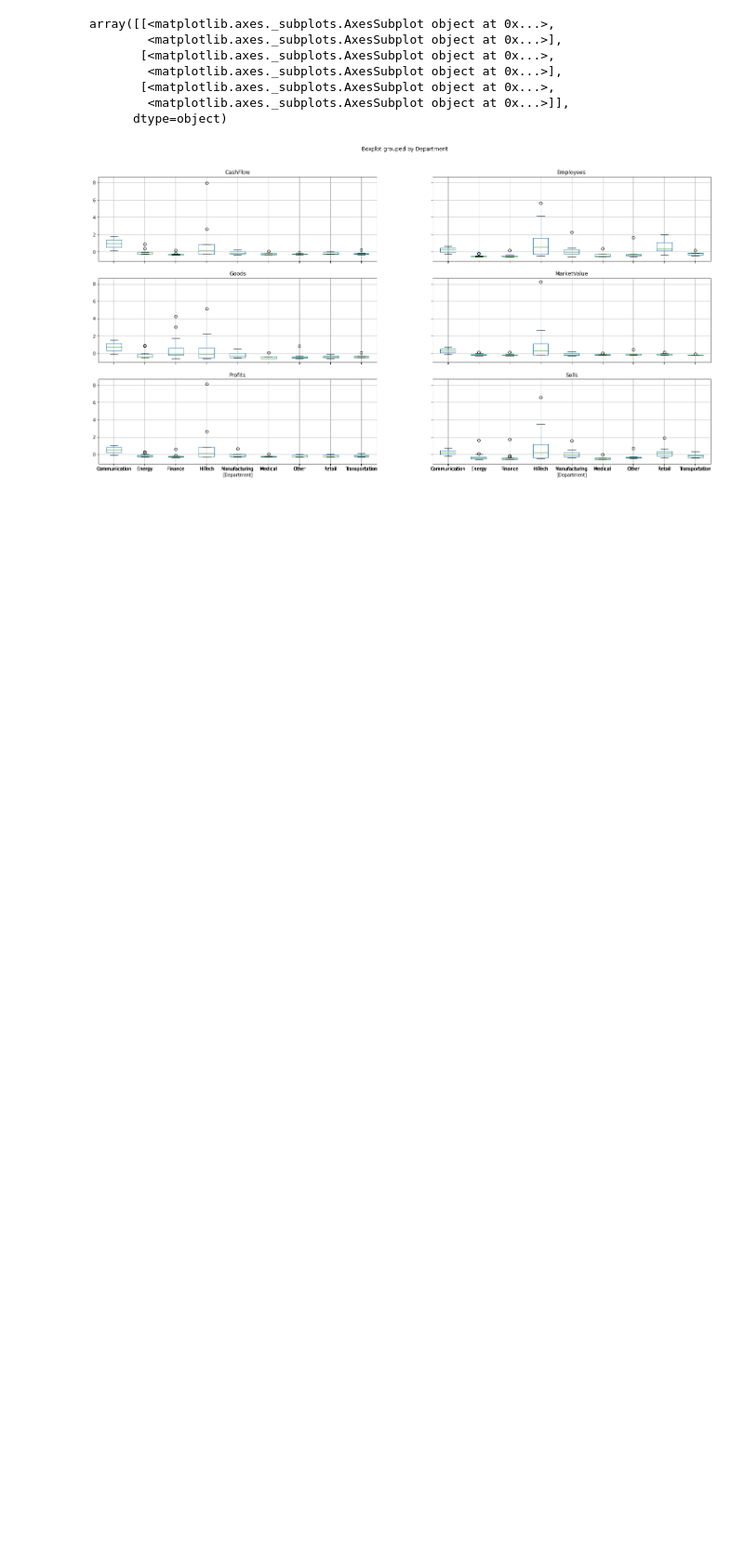
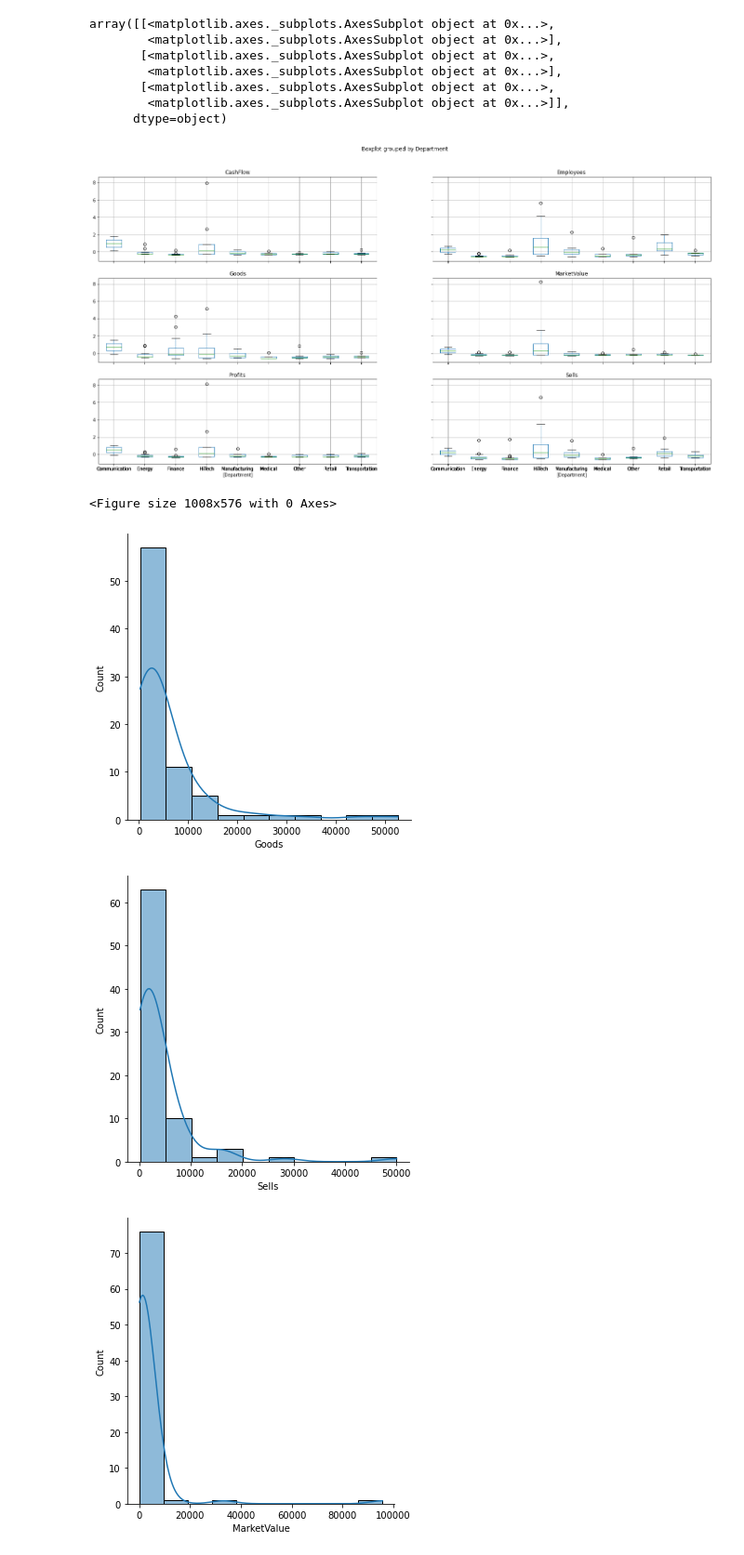
Before and after one commit to MartinSantaGitHub/curso-estadistica-multivariante, a Jupyter notebook: Tareas/tarea_01.ipynb, the cells around one changed output. Shown: that part at 93% size. Saved outputs shown, nothing was run; the diff lists cells and outputs as text; code cells hidden in the pictures; blank space fills up the shorter version.

```diff
--- a/Tareas/tarea_01.ipynb
+++ b/Tareas/tarea_01.ipynb
@@ -125,3 +120,16 @@ array([[<matplotlib.axes._subplots.AxesSubplot object at 0x...>,
         <matplotlib.axes._subplots.AxesSubplot object at 0x...>]],
       dtype=object)
 [figure]
+# %%
+plt.figure(figsize = (14,8))
+lc = len(df.columns)
+
+for i in range(1,lc):
+  sns.displot(df.iloc[:,i],bins=10,kde=True)
+  if (i == lc - 1):
+    plt.xticks(rotation = 90)
+# %% [output]
+<Figure size 1008x576 with 0 Axes>
+[figure, added]
+[figure, added]
+[figure, added]
```
Also changed, not shown: parts of 5 cells of this notebook.
